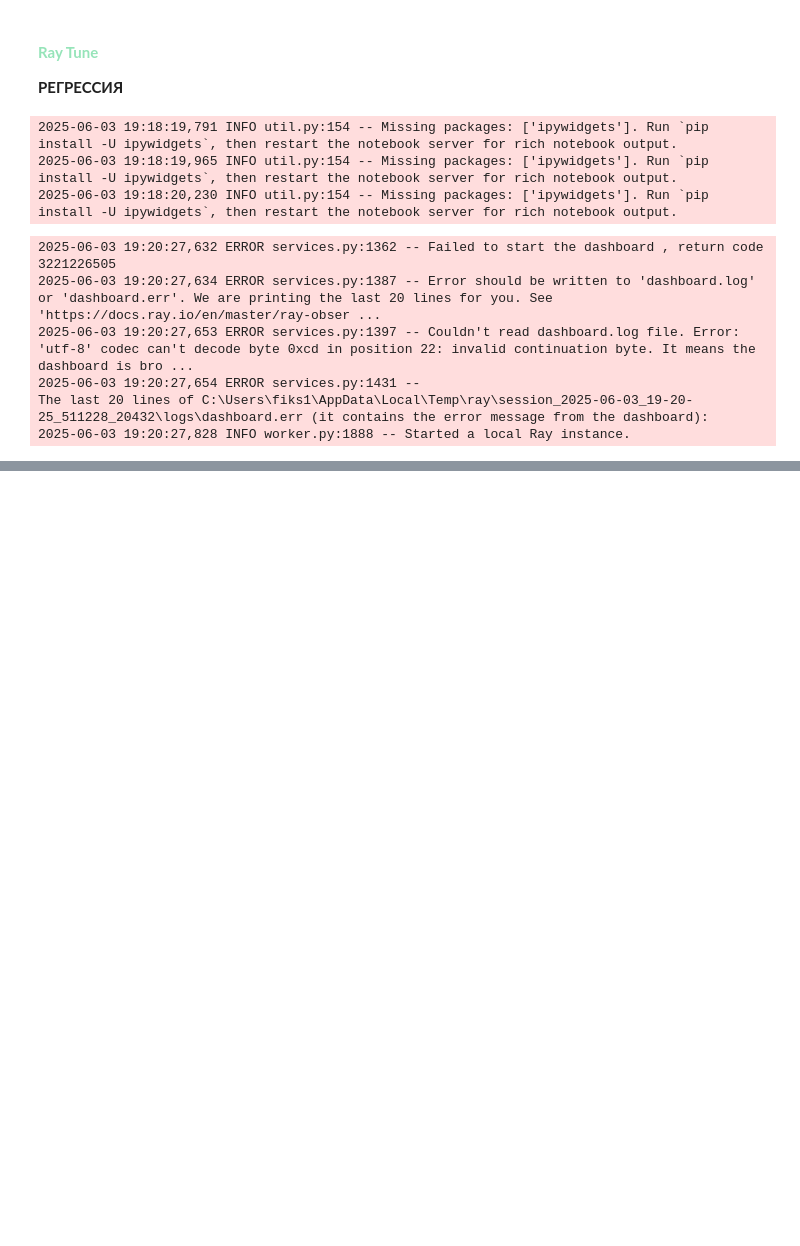
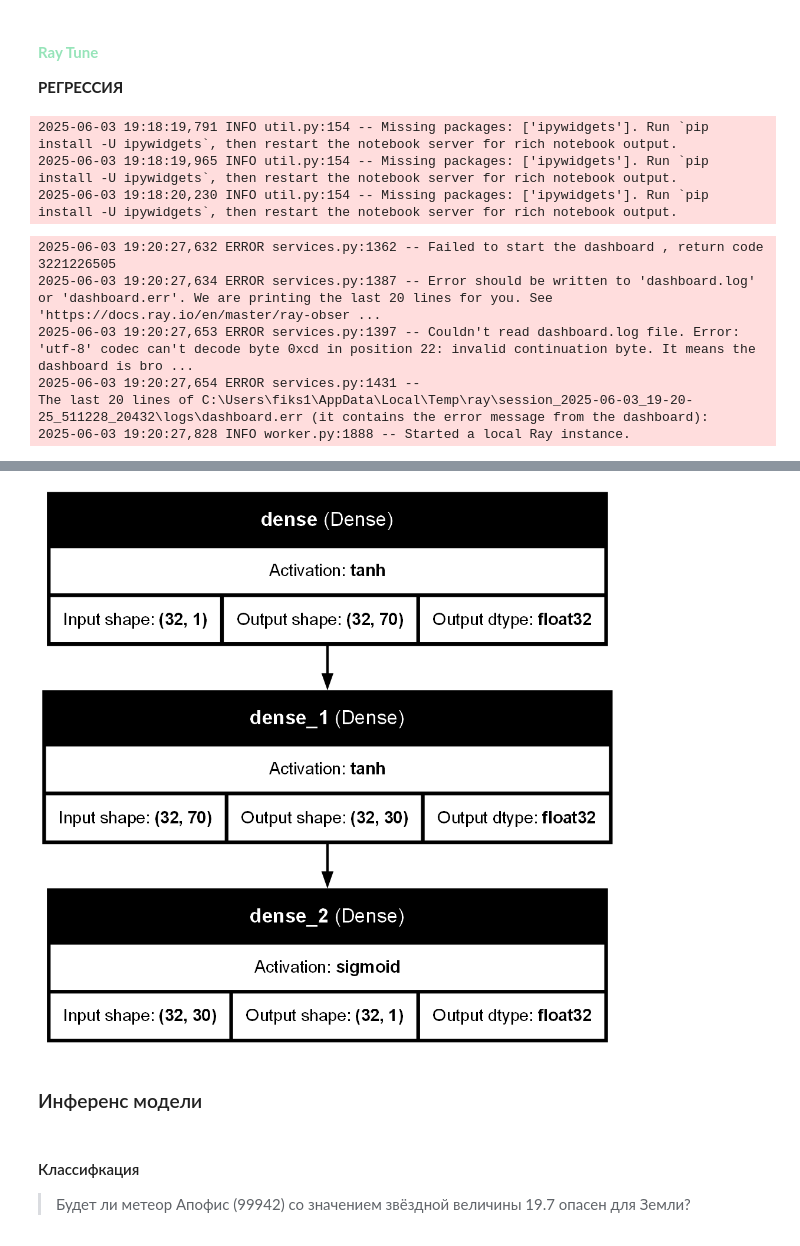
Before and after one commit to Danila-Skiba/Machine-Learning, a Jupyter notebook: Lab7/Lab7_resolve.ipynb, the cells around one changed output, grey strips where cells are left out. Cells and saved outputs as stored; diff of their text form; code cells hidden in the pictures; blank space fills up the shorter version.

```diff
--- a/Lab7/Lab7_resolve.ipynb
+++ b/Lab7/Lab7_resolve.ipynb
@@ -772,0 +822,21 @@ best_model.fit(
+# %%
+class_model = joblib.load('OptunaClassifier.joblib')
+# %%
+plot_model(
+        class_model,
+        show_shapes=True,
+        show_dtype=True,
+        show_layer_names=True,
+        show_layer_activations=True,
+        expand_nested=True,
+        dpi=150,
+        rankdir='TB'
+    )
+# %% [output]
+[figure, added]
+# %% [markdown]
+### Инференс модели
+# %% [markdown]
+#### Классифкация
+
+> Будет ли метеор Апофис (99942) со значением звёздной величины 19.7 опасен для Земли?
```
Also changed, not shown: parts of 60 cells of this notebook, 7 other files.
